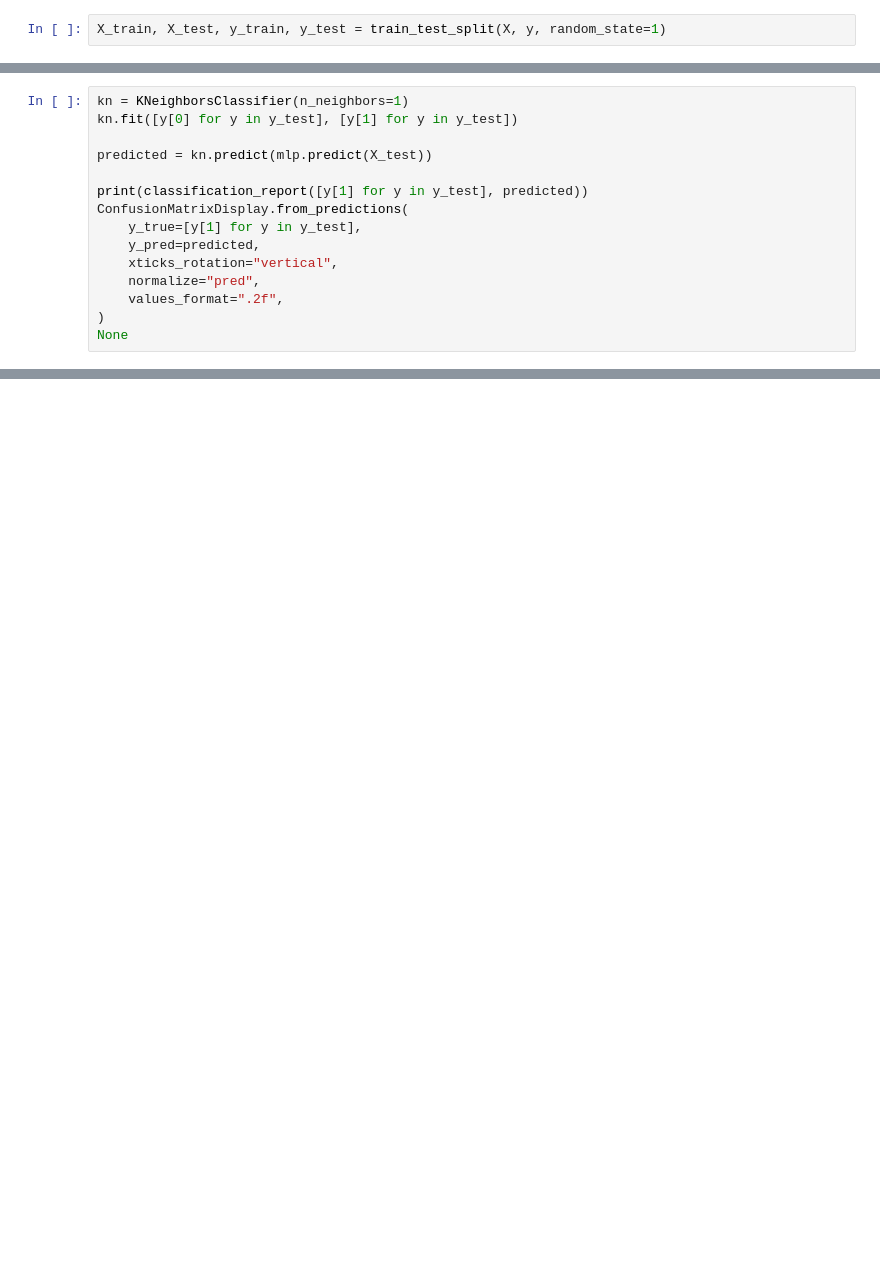
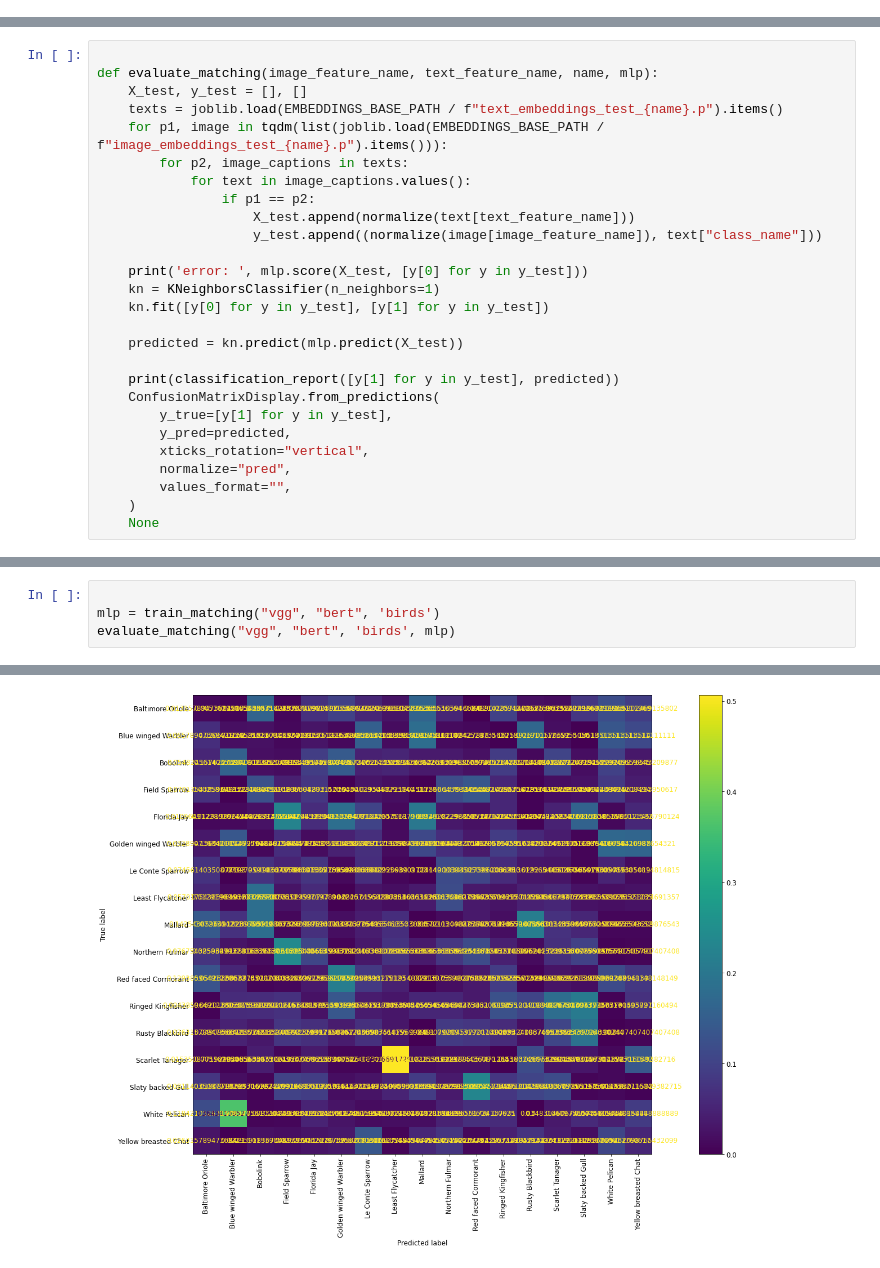
Before and after one commit to schmelczer/mir-final, a Jupyter notebook: match.ipynb, the cells around one changed output, grey strips where cells are left out. Cells and saved outputs as stored; diff of their text form; blank space fills up the shorter version.

Commit message:
Finish matching
Signed-off-by: András Schmelczer <andras@schmelczer.dev>

```diff
--- a/match.ipynb
+++ b/match.ipynb
@@ -51,2 +40,0 @@ print(len(X), len(y))
-# %%
-X_train, X_test, y_train, y_test = train_test_split(X, y, random_state=1)
@@ -61,15 +41,27 @@ mlp.score(X_test, [y[0] for y in y_test])
 # %%
-kn = KNeighborsClassifier(n_neighbors=1)
-kn.fit([y[0] for y in y_test], [y[1] for y in y_test])
 
-predicted = kn.predict(mlp.predict(X_test))
+def evaluate_matching(image_feature_name, text_feature_name, name, mlp):
+    X_test, y_test = [], []
+    texts = joblib.load(EMBEDDINGS_BASE_PATH / f"text_embeddings_test_{name}.p").items()
+    for p1, image in tqdm(list(joblib.load(EMBEDDINGS_BASE_PATH / f"image_embeddings_test_{name}.p").items())):
+        for p2, image_captions in texts:
+            for text in image_captions.values():
+                if p1 == p2:
+                    X_test.append(normalize(text[text_feature_name]))
+                    y_test.append((normalize(image[image_feature_name]), text["class_name"]))
 
-print(classification_report([y[1] for y in y_test], predicted))
-ConfusionMatrixDisplay.from_predictions(
-    y_true=[y[1] for y in y_test],
-    y_pred=predicted,
-    xticks_rotation="vertical",
-    normalize="pred",
-    values_format=".2f",
-)
-None
+    print('error: ', mlp.score(X_test, [y[0] for y in y_test]))
+    kn = KNeighborsClassifier(n_neighbors=1)
+    kn.fit([y[0] for y in y_test], [y[1] for y in y_test])
+
+    predicted = kn.predict(mlp.predict(X_test))
+
+    print(classification_report([y[1] for y in y_test], predicted))
+    ConfusionMatrixDisplay.from_predictions(
+        y_true=[y[1] for y in y_test],
+        y_pred=predicted,
+        xticks_rotation="vertical",
+        normalize="pred",
+        values_format="",
+    )
+    None
@@ -92,0 +68,5 @@ fig.show()
+# %%
+
+mlp = train_matching("vgg", "bert", 'birds')
+evaluate_matching("vgg", "bert", 'birds', mlp)
+# %% [output]
@@ -92,0 +90 @@ fig.show()
+[figure, added]
```
Also changed, not shown: parts of 11 cells of this notebook.
